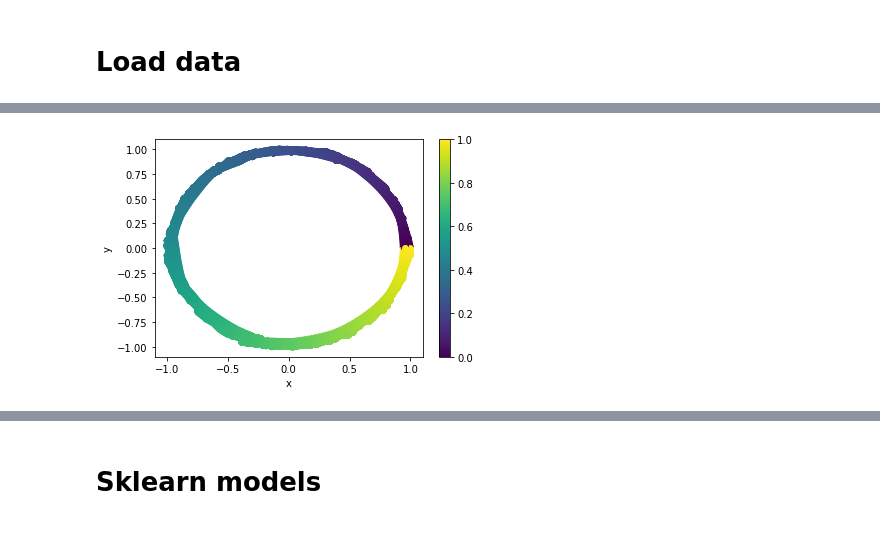
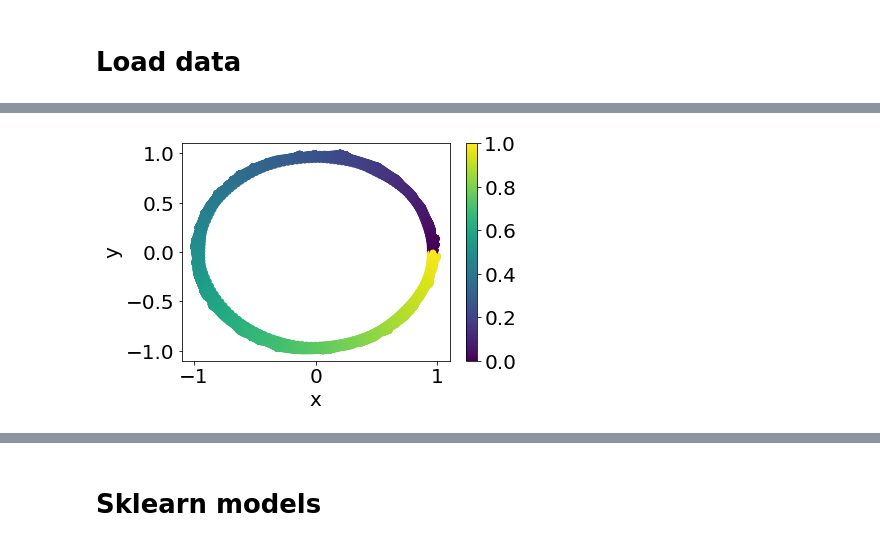
Before and after one commit to blufzzz/CA1_Dynamics, a Jupyter notebook: regression.ipynb, the cells around one changed output, grey strips where cells are left out. Cells and saved outputs as stored; diff of their text form; code cells hidden in the pictures.

Commit message:
Before working with graphs, added intdim, EDA and MI estimation

```diff
--- a/regression.ipynb
+++ b/regression.ipynb
@@ -20,18 +20,27 @@ from itertools import combinations
 from tqdm import tqdm_notebook
 
 from sklearn.multioutput import RegressorChain, MultiOutputRegressor
+from sklearn.decomposition import PCA
 from sklearn.ensemble import RandomForestRegressor
 from sklearn.model_selection import cross_val_score, train_test_split
-from sklearn.metrics import make_scorer, r2_score, mean_absolute_percentage_error
+from sklearn.feature_selection import mutual_info_regression
+from sklearn.manifold import Isomap, LocallyLinearEmbedding, TSNE
+from sklearn.metrics import make_scorer, r2_score
 from sklearn.linear_model import Ridge, Lasso
+from sklearn.neural_network import MLPRegressor
+from sklearn.neighbors import KNeighborsRegressor
+from sklearn.preprocessing import StandardScaler, RobustScaler
 from lightgbm import LGBMRegressor
 from statsmodels.tsa.api import ExponentialSmoothing, SimpleExpSmoothing, Holt
+from umap import UMAP
 
 from utils import load_dataset
-
+N_CPU = cpu_count()
 import warnings
 warnings.filterwarnings("ignore")
 %autoreload 2
+
+plt.rcParams['font.size'] = 20
 # %% [output]
 The autoreload extension is already loaded. To reload it, use:
   %reload_ext autoreload
@@ -43,0 +49,21 @@ day = 1
+# %%
+track = 'Circle'
+mouse = '23'
+day = 2
+
+TRIMS = {
+    1:{'22':[10,10],
+       '23':[500,600],
+       '24':[2500,1000],
+       '25':[1000,750]},
+    2:{'22':[10,10],
+       '23':[10,1],
+       '24':[10,1000],
+       '25':[10,800]},
+    3:{'22':[10,1],
+       '23':[10,850],
+       '24':[100,1000],
+       '25':[10,600]}
+}
+
+trim0, trim1 = TRIMS[day][mouse]
@@ -43,0 +74,2 @@ day = 1
+# %%
+data, targets = load_dataset('data', mouse=mouse, day=day, track=track, trim0=trim0, trim1=trim1)
@@ -44,10 +85,13 @@ day = 1
 # %%
-data, targets = load_dataset('data', mouse=mouse, dayday, track=, trim0=1500, trim1=100)
+offset_0 = 1
+offset_1 = -1 #-1000
 
-plt.scatter(targets['x'], targets['y'], c=targets['phi'])
+plt.scatter(targets['x'][offset_0:offset_1],
+            targets['y'][offset_0:offset_1],
+            c=targets['phi'][offset_0:offset_1])
 plt.xlabel('x')
 plt.ylabel('y')
 plt.colorbar()
 plt.show()
 # %% [output]
-[figure, old version]
+[figure, new version]
```
Also changed, not shown: parts of 40 cells of this notebook, 7 other files.
